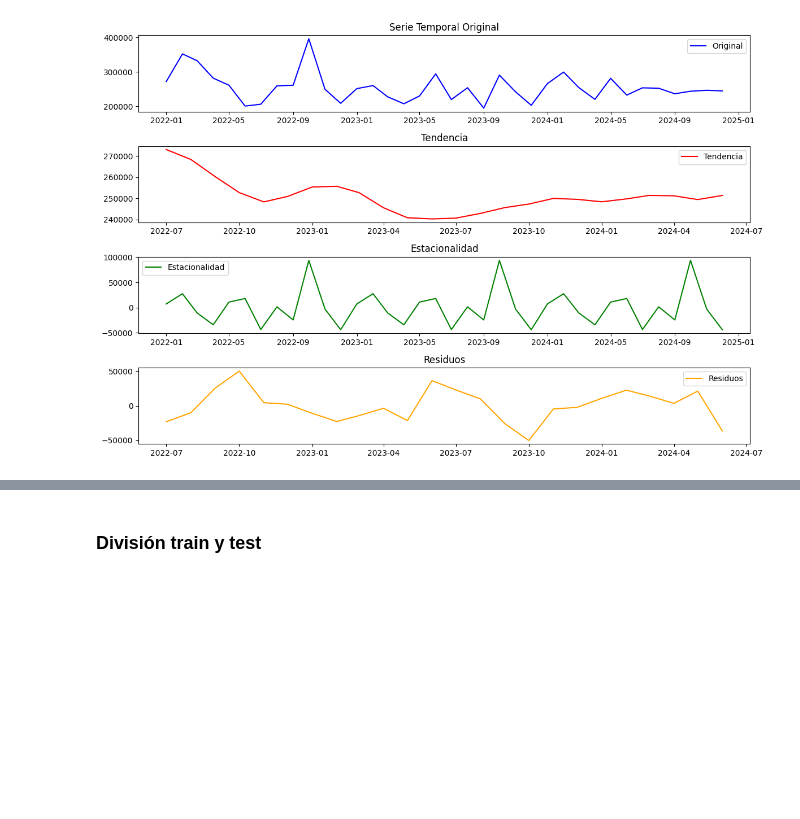
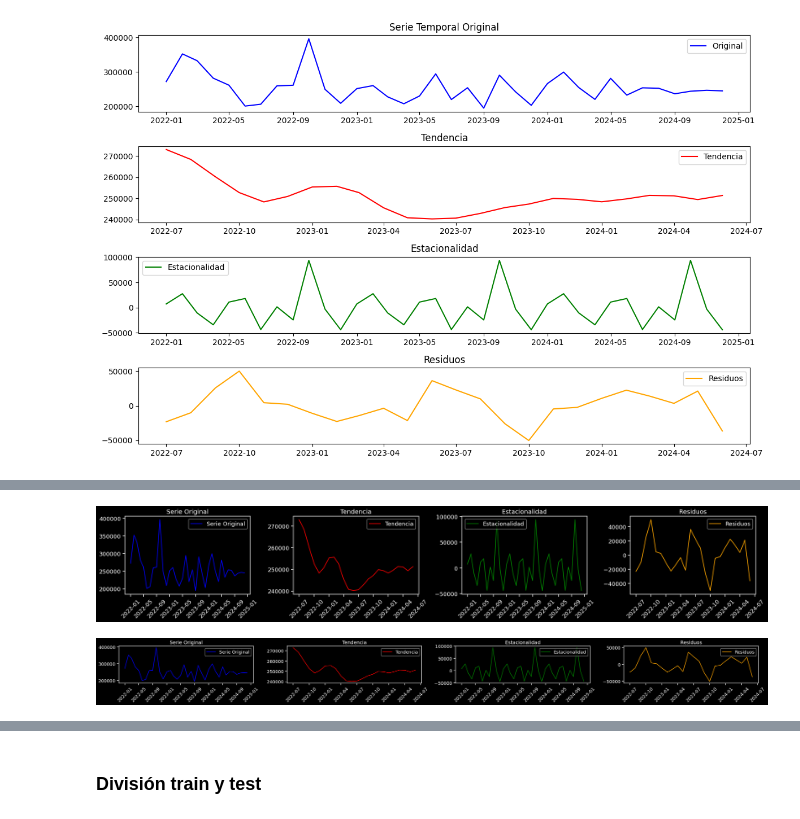
Before and after one commit to alejandromtnz/MMM, a Jupyter notebook: sarima.ipynb, the cells around one changed output, grey strips where cells are left out. Drawn from its saved outputs; the diff is of its cells as text; code cells hidden in the pictures; blank space fills up the shorter version.

```diff
--- a/sarima.ipynb
+++ b/sarima.ipynb
@@ -236,0 +273,66 @@ plt.show()
+# %%
+import matplotlib.dates as mdates
+import matplotlib.pyplot as plt
+from statsmodels.tsa.seasonal import seasonal_decompose
+
+# Descomposición
+decomposition = seasonal_decompose(df['MMM01_WEB_Unique_visitors'], model='additive')
+trend = decomposition.trend
+seasonal = decomposition.seasonal
+residuals = decomposition.resid
+
+# Gráficas en una fila (1x4)
+fig, axes = plt.subplots(1, 4, figsize=(22, 4))  # Más ancho y bajo para estilo horizontal achatado
+
+plots = [
+    (axes[0], df['MMM01_WEB_Unique_visitors'], 'Serie Original', 'blue'),
+    (axes[1], trend, 'Tendencia', 'red'),
+    (axes[2], seasonal, 'Estacionalidad', 'green'),
+    (axes[3], residuals, 'Residuos', 'orange')
+]
+
+for ax, serie, title, color in plots:
+    ax.plot(serie, label=title, color=color)
+    ax.set_title(title)
+    ax.legend()
+    ax.tick_params(axis='x', rotation=45)
+    ax.xaxis.set_major_locator(mdates.AutoDateLocator())
+    ax.xaxis.set_major_formatter(mdates.DateFormatter('%Y-%m'))
+
+plt.tight_layout()
+plt.show()
+# %% [output]
+[figure, added]
+# %%
+import matplotlib.dates as mdates
+import matplotlib.pyplot as plt
+from statsmodels.tsa.seasonal import seasonal_decompose
+
+# Descomposición
+decomposition = seasonal_decompose(df['MMM01_WEB_Unique_visitors'], model='additive')
+trend = decomposition.trend
+seasonal = decomposition.seasonal
+residuals = decomposition.resid
+
+# Gráficas en una fila (1x4), más largas y achatadas
+fig, axes = plt.subplots(1, 4, figsize=(28, 3))  # Muy ancho y bajo
+
+plots = [
+    (axes[0], df['MMM01_WEB_Unique_visitors'], 'Serie Original', 'blue'),
+    (axes[1], trend, 'Tendencia', 'red'),
+    (axes[2], seasonal, 'Estacionalidad', 'green'),
+    (axes[3], residuals, 'Residuos', 'orange')
+]
+
+for ax, serie, title, color in plots:
+    ax.plot(serie, label=title, color=color)
+    ax.set_title(title)
+    ax.legend()
+    ax.tick_params(axis='x', rotation=45)
+    ax.xaxis.set_major_locator(mdates.AutoDateLocator())
+    ax.xaxis.set_major_formatter(mdates.DateFormatter('%Y-%m'))
+
+plt.tight_layout()
+plt.show()
+# %% [output]
+[figure, added]
```
Also changed, not shown: parts of 10 cells of this notebook.
